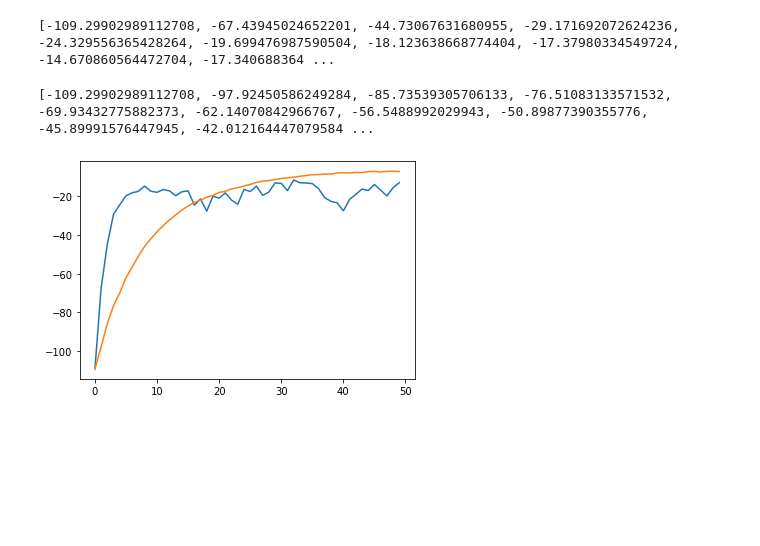
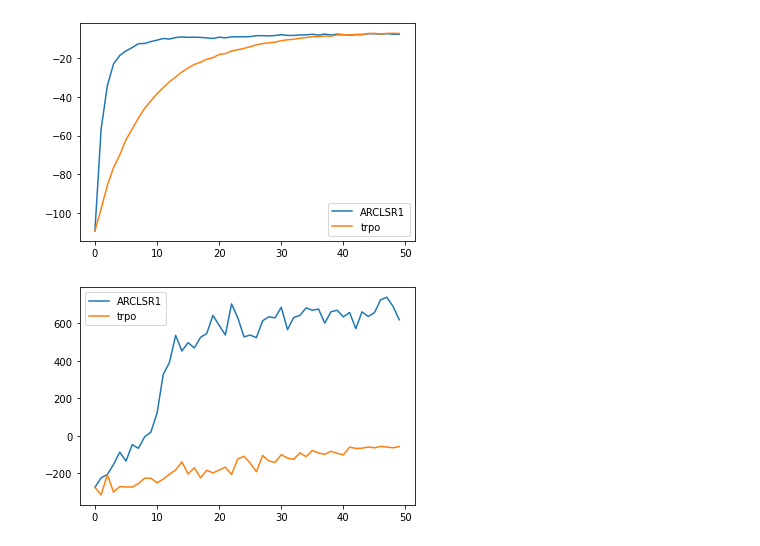
Before and after one commit to aranganath/pytorch-trpo, a Jupyter notebook: plotting.ipynb, the cells around one changed output. Cells and saved outputs as stored; diff of their text form; code cells hidden in the pictures; blank space fills up the shorter version.

Commit message:
Update results for Hopper, Half-Cheetah and Reacher

```diff
--- a/plotting.ipynb
+++ b/plotting.ipynb
@@ -3,22 +3,15 @@ import pickle as pkl
 import matplotlib.pyplot as plt
 %matplotlib inline
 # %%
-with open('ARCLSR1.pkl', 'rb') as file:
+with open('./Reacher-v2/ARCLSR1.pkl', 'rb') as file:
     a = pkl.load(file)
 
-with open('trpo.pkl', 'rb') as file:
+with open('./Reacher-v2/TRPO.pkl', 'rb') as file:
     b = pkl.load(file)
-# %%
-print(a)
-# %% [output]
-[-109.29902989112708, -67.43945024652201, -44.73067631680955, -29.171692072624236, -24.329556365428264, -19.699476987590504, -18.123638668774404, -17.37980334549724, -14.670860564472704, -17.340688364 ...
-# %%
-print(b)
-# %% [output]
-[-109.29902989112708, -97.92450586249284, -85.73539305706133, -76.51083133571532, -69.93432775882373, -62.14070842966767, -56.5488992029943, -50.89877390355776, -45.89991576447945, -42.012164447079584 ...
 # %%
-plt.plot(a)
-plt.plot(b)
+plt.plot(a, label='ARCLSR1')
+plt.plot(b, label='trpo')
+plt.legend()
 plt.show()
 # %% [output]
-[figure, old version]
+[figure, new version]
@@ -24,0 +24,7 @@ plt.show()
+# %%
+plt.plot(a, label='ARCLSR1')
+plt.plot(b, label='trpo')
+plt.legend()
+plt.show()
+# %% [output]
+[figure, added]
```
Also changed, not shown: parts of 7 cells of this notebook.
